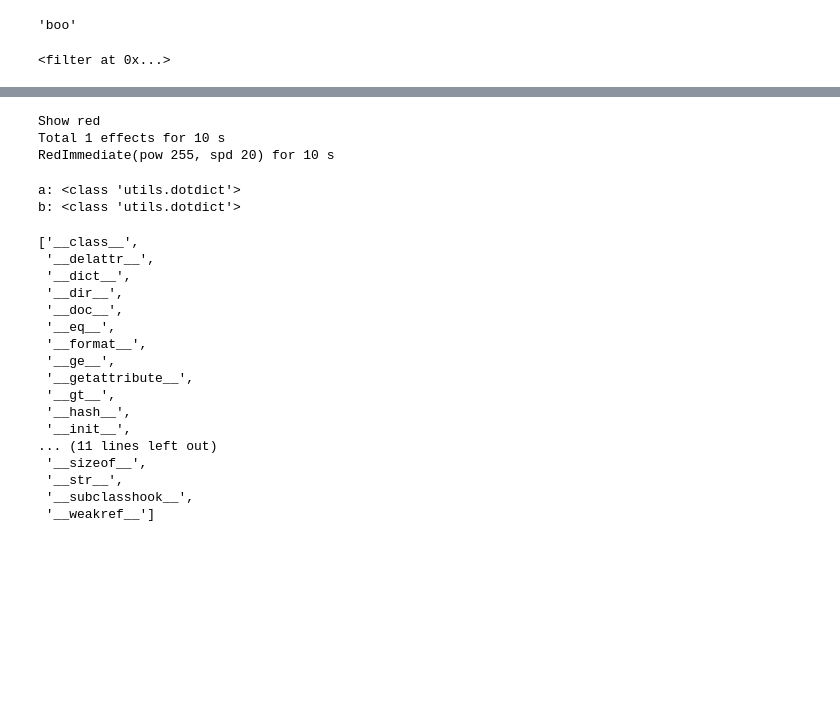
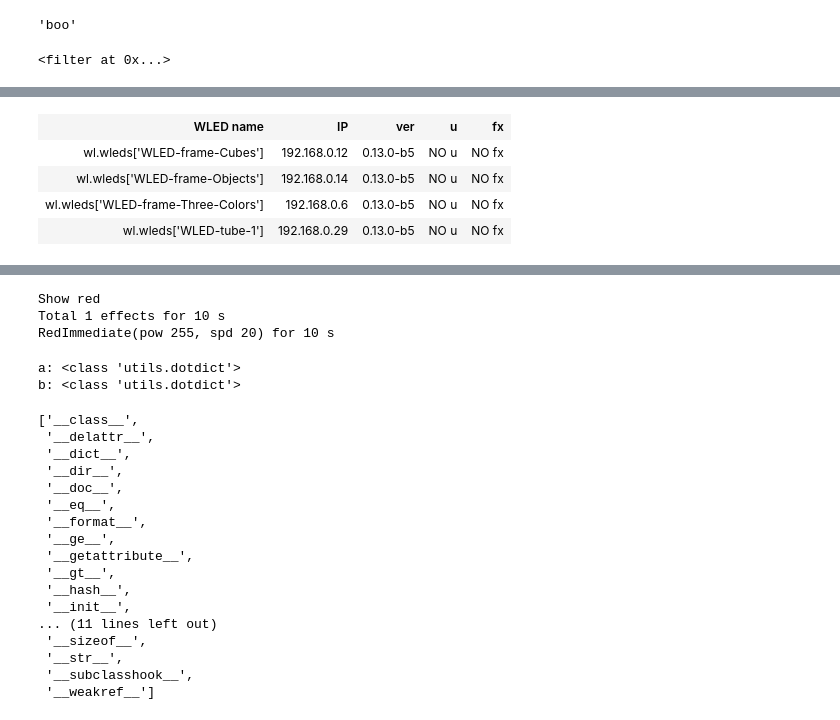
Before and after one commit to okdimok/Svetlitsa_control, a Jupyter notebook: sketches.ipynb, the cells around one changed output, grey strips where cells are left out. Cells and saved outputs as stored; diff of their text form; code cells hidden in the pictures; blank space fills up the shorter version.

```diff
--- a/sketches.ipynb
+++ b/sketches.ipynb
@@ -552,3 +518,11 @@ WLED 'WLED-frame-Three-Colors' at 192.168.0.6
+# %%
+display_dicts(wl.wleds, wl.wleds.get_json_info(), fields=["ver", "u", "ps", "seg.fx"])
+# %% [output]
+| WLED name | IP | ver | u | fx |
+| wl.wleds['WLED-frame-Cubes'] | 192.168.0.12 | 0.13.0-b5 | NO u | NO fx |
+| wl.wleds['WLED-frame-Objects'] | 192.168.0.14 | 0.13.0-b5 | NO u | NO fx |
+| wl.wleds['WLED-frame-Three-Colors'] | 192.168.0.6 | 0.13.0-b5 | NO u | NO fx |
+| wl.wleds['WLED-tube-1'] | 192.168.0.29 | 0.13.0-b5 | NO u | NO fx |
 # %%
 import importlib
 import shows, show_elements, utils
```
Also changed, not shown: parts of 21 cells of this notebook, 5 other files.
